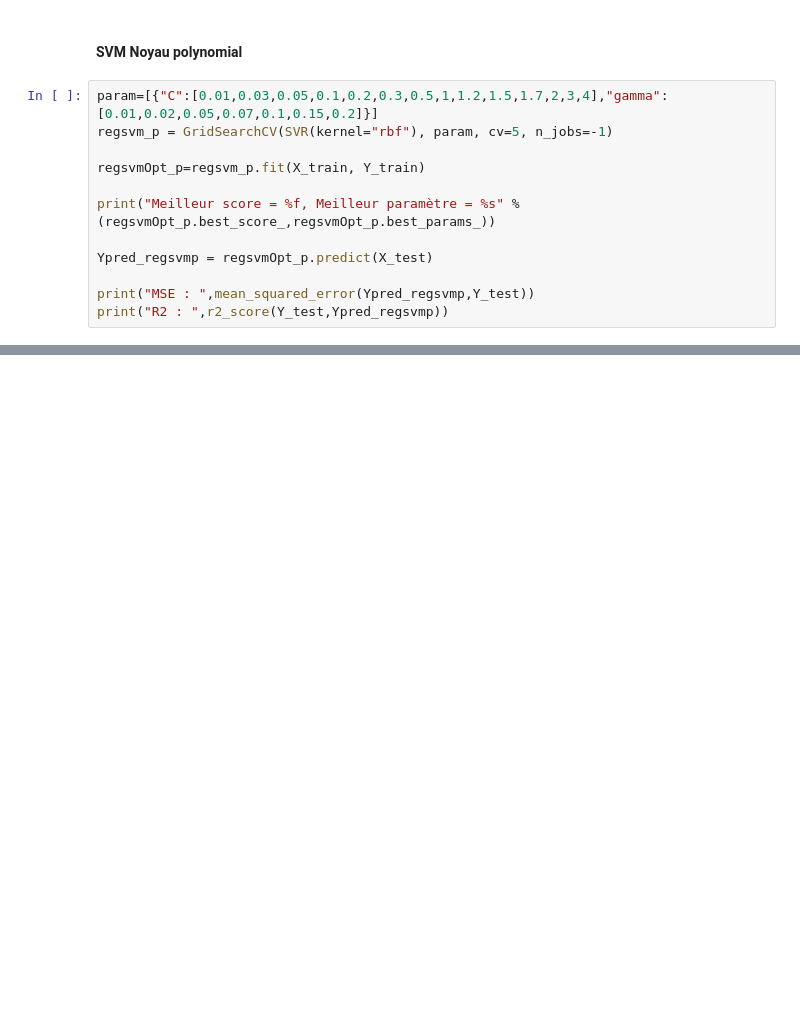
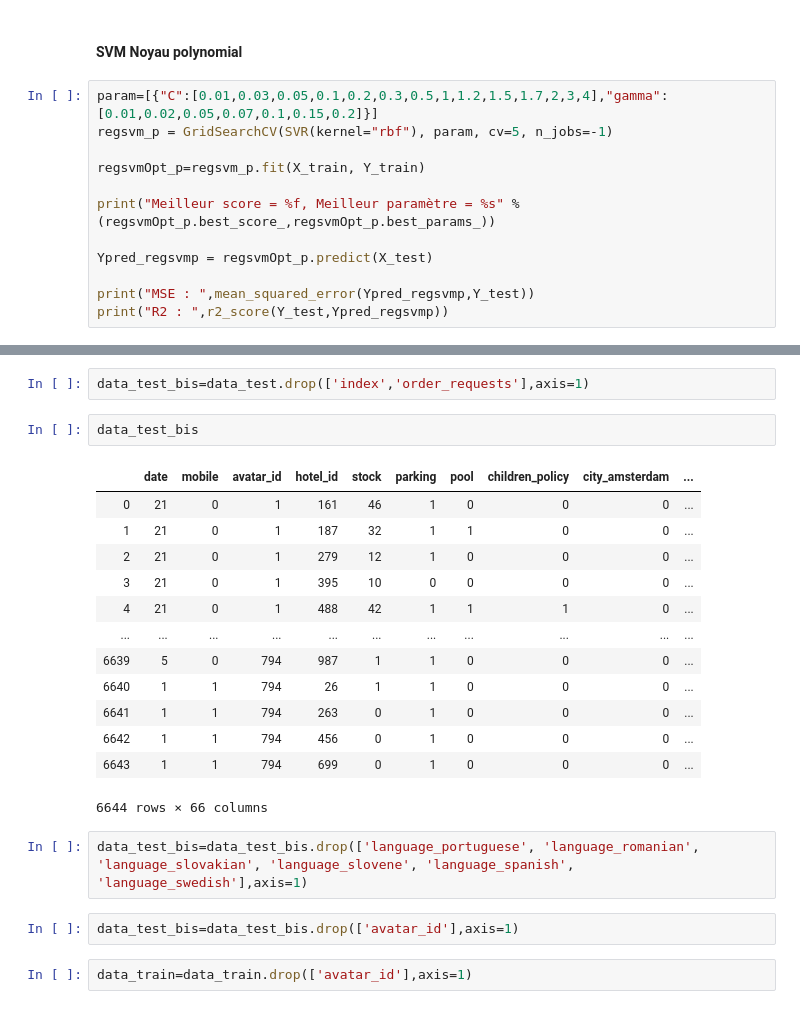
Before and after one commit to elisaduz/Defi-IA-2023, a Jupyter notebook: Defi-IA-modele.ipynb, the cells around one changed output, grey strips where cells are left out. Drawn from its saved outputs; the diff is of its cells as text; blank space fills up the shorter version.

```diff
--- a/Defi-IA-modele.ipynb
+++ b/Defi-IA-modele.ipynb
@@ -361,0 +481,24 @@ print("R2 : ",r2_score(Y_test,Ypred_regsvmp))
+# %%
+data_test_bis=data_test.drop(['index','order_requests'],axis=1)
+# %%
+data_test_bis
+# %% [output]
+|  | date | mobile | avatar_id | hotel_id | stock | parking | pool | children_policy | city_amsterdam | ... |
+| 0 | 21 | 0 | 1 | 161 | 46 | 1 | 0 | 0 | 0 | ... |
+| 1 | 21 | 0 | 1 | 187 | 32 | 1 | 1 | 0 | 0 | ... |
+| 2 | 21 | 0 | 1 | 279 | 12 | 1 | 0 | 0 | 0 | ... |
+| 3 | 21 | 0 | 1 | 395 | 10 | 0 | 0 | 0 | 0 | ... |
+| 4 | 21 | 0 | 1 | 488 | 42 | 1 | 1 | 1 | 0 | ... |
+| ... | ... | ... | ... | ... | ... | ... | ... | ... | ... | ... |
+| 6639 | 5 | 0 | 794 | 987 | 1 | 1 | 0 | 0 | 0 | ... |
+| 6640 | 1 | 1 | 794 | 26 | 1 | 1 | 0 | 0 | 0 | ... |
+| 6641 | 1 | 1 | 794 | 263 | 0 | 1 | 0 | 0 | 0 | ... |
+| 6642 | 1 | 1 | 794 | 456 | 0 | 1 | 0 | 0 | 0 | ... |
+| 6643 | 1 | 1 | 794 | 699 | 0 | 1 | 0 | 0 | 0 | ... |
+6644 rows × 66 columns
+# %%
+data_test_bis=data_test_bis.drop(['language_portuguese', 'language_romanian', 'language_slovakian', 'language_slovene', 'language_spanish', 'language_swedish'],axis=1)
+# %%
+data_test_bis=data_test_bis.drop(['avatar_id'],axis=1)
+# %%
+data_train=data_train.drop(['avatar_id'],axis=1)
```
Also changed, not shown: parts of 40 cells of this notebook, 4 other files.
